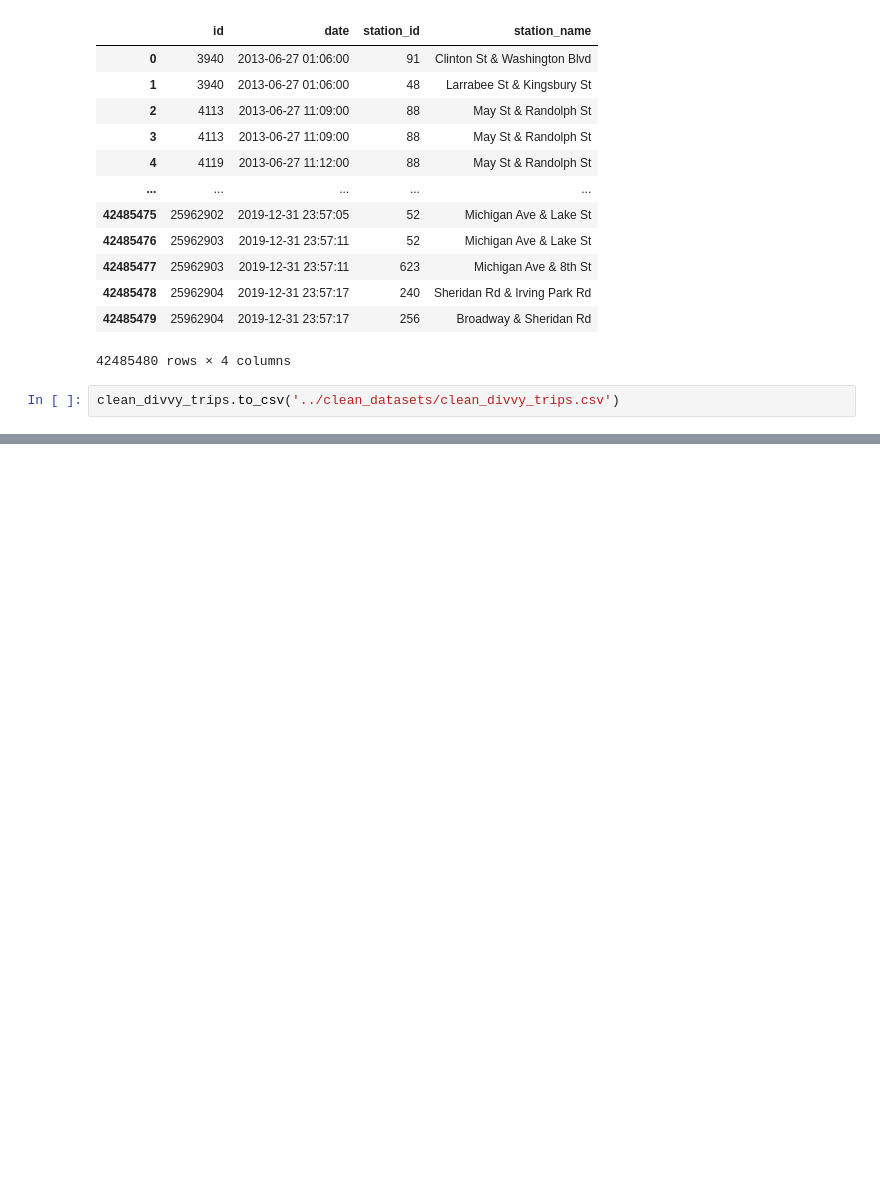
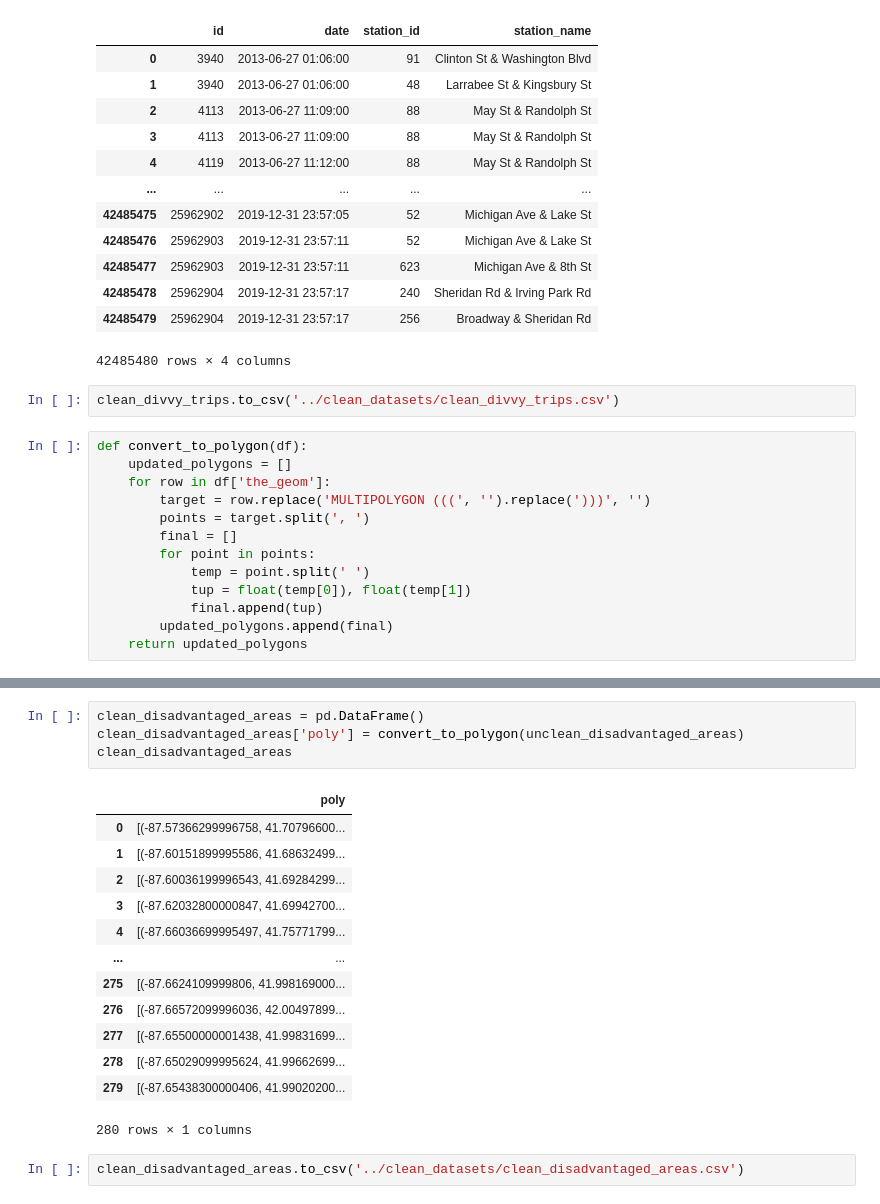
Before and after one commit to evanameyer1/Machine-Learning-Crime-Prediction-Application, a Jupyter notebook: code/data_cleaning.ipynb, the cells around one changed output, grey strips where cells are left out. Saved outputs shown, nothing was run; the diff lists cells and outputs as text; blank space fills up the shorter version.

Commit message:
finished data cleaning

```diff
--- a/code/data_cleaning.ipynb
+++ b/code/data_cleaning.ipynb
@@ -777,3 +777,16 @@ clean_divvy_trips
 42485480 rows × 4 columns
 # %%
 clean_divvy_trips.to_csv('../clean_datasets/clean_divvy_trips.csv')
+# %%
+def convert_to_polygon(df):
+    updated_polygons = []
+    for row in df['the_geom']:
+        target = row.replace('MULTIPOLYGON (((', '').replace(')))', '')
+        points = target.split(', ')
+        final = []
+        for point in points:
+            temp = point.split(' ')
+            tup = float(temp[0]), float(temp[1])
+            final.append(tup)
+        updated_polygons.append(final)
+    return updated_polygons
@@ -779,0 +810,20 @@ clean_divvy_trips.to_csv('../clean_datasets/clean_divvy_trips.csv')
+# %%
+clean_disadvantaged_areas = pd.DataFrame()
+clean_disadvantaged_areas['poly'] = convert_to_polygon(unclean_disadvantaged_areas)
+clean_disadvantaged_areas
+# %% [output]
+|  | poly |
+| 0 | [(-87.57366299996758, 41.70796600... |
+| 1 | [(-87.60151899995586, 41.68632499... |
+| 2 | [(-87.60036199996543, 41.69284299... |
+| 3 | [(-87.62032800000847, 41.69942700... |
+| 4 | [(-87.66036699995497, 41.75771799... |
+| ... | ... |
+| 275 | [(-87.6624109999806, 41.998169000... |
+| 276 | [(-87.66572099996036, 42.00497899... |
+| 277 | [(-87.65500000001438, 41.99831699... |
+| 278 | [(-87.65029099995624, 41.99662699... |
+| 279 | [(-87.65438300000406, 41.99020200... |
+280 rows × 1 columns
+# %%
+clean_disadvantaged_areas.to_csv('../clean_datasets/clean_disadvantaged_areas.csv')
```
Also changed, not shown: parts of 1 cell of this notebook, 1 other file.
